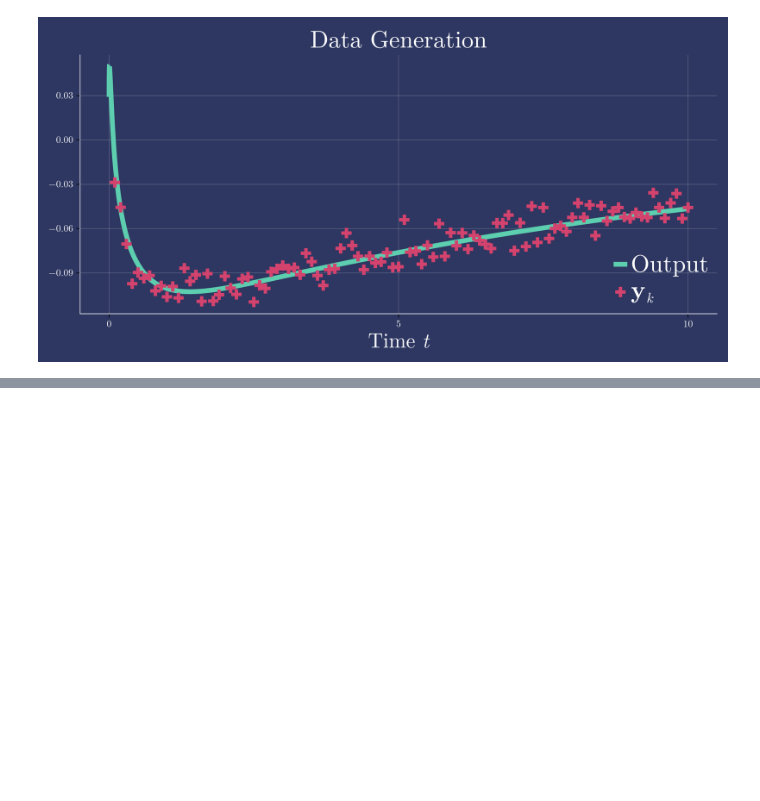
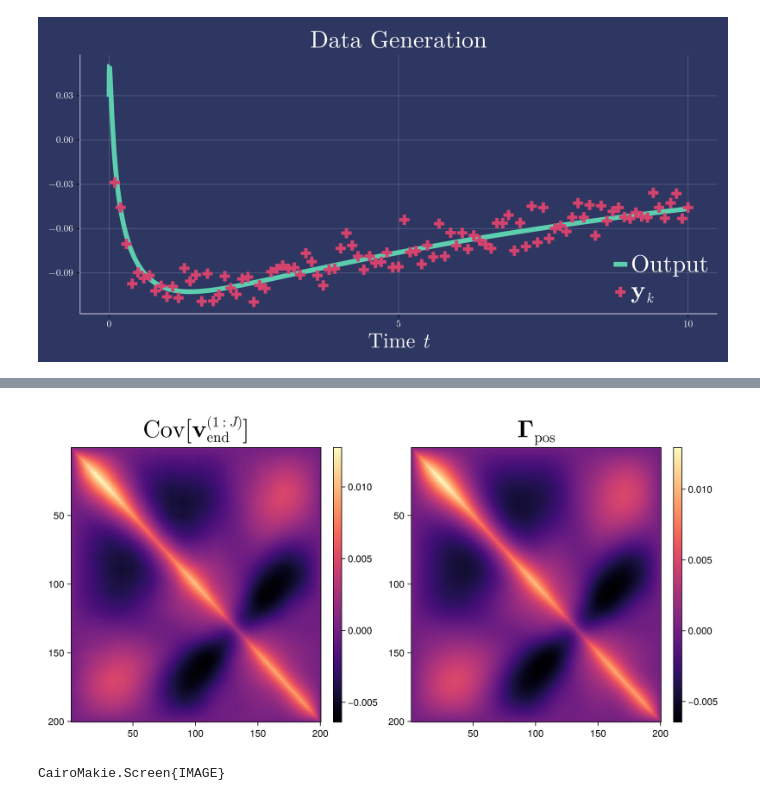
Before and after one commit to pstavrin/OralQual, a Jupyter notebook: scripts/HeatEq.ipynb, the cells around one changed output, grey strips where cells are left out. Drawn from its saved outputs; the diff is of its cells as text; code cells hidden in the pictures; blank space fills up the shorter version.

```diff
--- a/scripts/HeatEq.ipynb
+++ b/scripts/HeatEq.ipynb
@@ -121,0 +125,5 @@ end
+# %%
+H = heat.H
+Fish = (H'/Γ)*H
+Γ_pos = (Fish + Γ_pr\I)\I
+μ_pos = (Γ_pos*H'/Γ)*y;
@@ -121,0 +133,13 @@ end
+# %%
+Γ_RLS = Matrix{Float64}(I(n+d))
+Γ_RLS[1:n, 1:n] .= Matrix{Float64}(Γ)
+Γ_RLS[n+1:end, n+1:end] .= Matrix{Float64}(Γ_pr)
+Γ_RLS = Symmetric(Γ_RLS)
+y_RLS = vcat(Vector{Float64}(y), zeros(Float64, d))
+H_RLS = vcat(heat.H, I(d))
+H_RLS_s(::Nothing, v::AbstractVector) = H_RLS * v
+J = 10000
+V0 = rand(d, J)
+ekrmleobj = EKRMLEObj(V0, y_RLS, Γ_RLS)
+iters = 30
+EKRMLE_run!(ekrmleobj, nothing, H_RLS_s, iters);
@@ -121,0 +149,16 @@ end
+# %%
+C = _samplecov(ekrmleobj.V[end])
+## Covariance comparison
+fig = Figure(size=(1000,500))
+ax1 = Axis(fig[1, 1], title=L"\text{Cov}[\textbf{v}_\text{end}^{(1:J)}]", titlesize=35)
+ax1.yreversed=true
+ax2 = Axis(fig[1, 3], title = L"\textbf{Γ}_\text{pos}", titlesize=35)
+ax2.yreversed=true
+hm1 = heatmap!(ax1, C; colormap=:magma)
+Colorbar(fig[1, 2], hm1)
+hm2 = heatmap!(ax2, Γ_pos; colormap=:magma)
+Colorbar(fig[1, 4], hm2)
+display(fig)
+# %% [output]
+[figure, added]
+CairoMakie.Screen{IMAGE}
```
Also changed, not shown: parts of 5 cells of this notebook.
